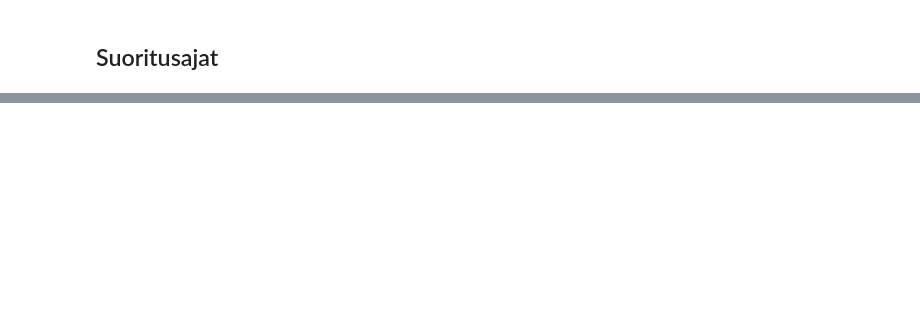
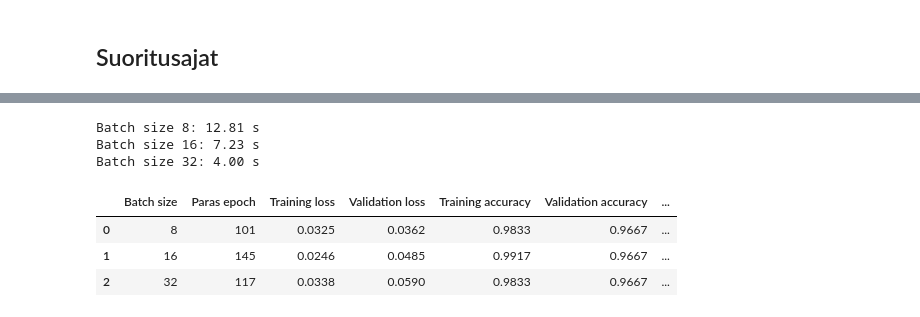
Before and after one commit to MustBeViable/neuroverkkokurssi, a Jupyter notebook: week1_FCN_Elias_Rinne.ipynb, the cells around one changed output, grey strips where cells are left out. Saved outputs shown, nothing was run; the diff lists cells and outputs as text; code cells hidden in the pictures; blank space fills up the shorter version.

```diff
--- a/week1_FCN_Elias_Rinne.ipynb
+++ b/week1_FCN_Elias_Rinne.ipynb
@@ -346,0 +422,71 @@ Koulutusaika neuroneilla 128: 9.39 s
+# %%
+import time
+
+batch_sizes = [8, 16, 32]
+
+batch_histories = {}
+batch_training_times = {}
+
+for batch_size in batch_sizes:
+    keras.utils.set_random_seed(0)
+
+    model = Sequential([
+        Input(shape=(4,)),
+        Flatten(),
+        Dense(128, activation="relu"),
+        Dense(3, activation="softmax")
+    ])
+
+    model.compile(
+        optimizer=keras.optimizers.RMSprop(learning_rate=0.003),
+        loss="categorical_crossentropy",
+        metrics=["accuracy"]
+    )
+
+    keras.utils.set_random_seed(0)
+
+    start = time.perf_counter()
+
+    history = model.fit(
+        x_shuffled,
+        y_shuffled,
+        epochs=250,
+        batch_size=batch_size,
+        validation_split=0.2,
+        verbose=0
+    )
+
+    elapsed = time.perf_counter() - start
+
+    batch_histories[batch_size] = history
+    batch_training_times[batch_size] = elapsed
+
+    print(f"Batch size {batch_size}: {elapsed:.2f} s")
+# %% [output]
+Batch size 8: 12.81 s
+Batch size 16: 7.23 s
+Batch size 32: 4.00 s
+# %%
+results = []
+
+for batch_size, history in batch_histories.items():
+    best_idx = np.argmin(history.history["val_loss"])
+
+    results.append({
+        "Batch size": batch_size,
+        "Paras epoch": best_idx + 1,
+        "Training loss": history.history["loss"][best_idx],
+        "Validation loss": history.history["val_loss"][best_idx],
+        "Training accuracy": history.history["accuracy"][best_idx],
+        "Validation accuracy": history.history["val_accuracy"][best_idx],
+        "Koulutusaika (s)": batch_training_times[batch_size]
+    })
+
+results_df = pd.DataFrame(results)
+
+display(results_df.round(4))
+# %% [output]
+|  | Batch size | Paras epoch | Training loss | Validation loss | Training accuracy | Validation accuracy | ... |
+| 0 | 8 | 101 | 0.0325 | 0.0362 | 0.9833 | 0.9667 | ... |
+| 1 | 16 | 145 | 0.0246 | 0.0485 | 0.9917 | 0.9667 | ... |
+| 2 | 32 | 117 | 0.0338 | 0.0590 | 0.9833 | 0.9667 | ... |
```
Also changed, not shown: parts of 33 cells of this notebook.
